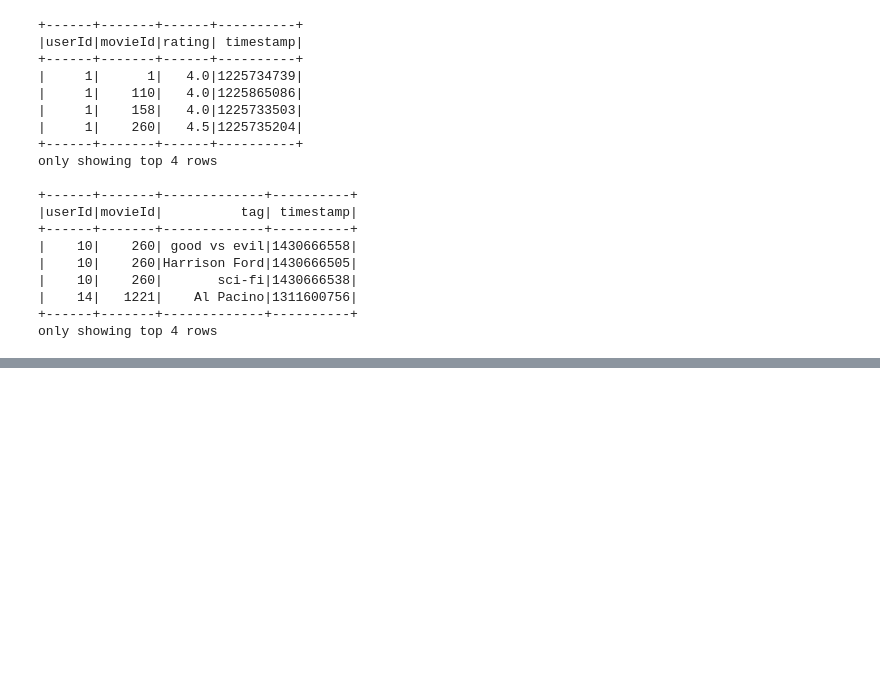
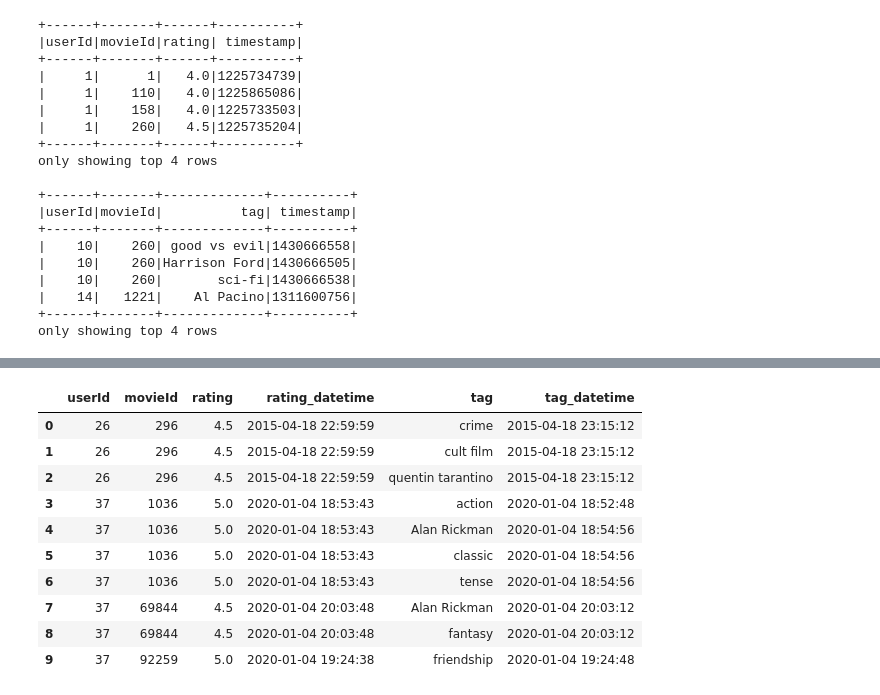
Before and after one commit to blahxblah/Spark_practice, a Jupyter notebook: 231209.ipynb, the cells around one changed output, grey strips where cells are left out. Saved outputs shown, nothing was run; the diff lists cells and outputs as text; code cells hidden in the pictures; blank space fills up the shorter version.

```diff
--- a/231209.ipynb
+++ b/231209.ipynb
@@ -109,0 +115,3 @@ psdf_tags = psdf_tags.drop('timestamp', axis=1)
+# %%
+psdf_user.head(10)
+# %% [output]
@@ -109,0 +120,11 @@ psdf_tags = psdf_tags.drop('timestamp', axis=1)
+|  | userId | movieId | rating | rating_datetime | tag | tag_datetime |
+| 0 | 26 | 296 | 4.5 | 2015-04-18 22:59:59 | crime | 2015-04-18 23:15:12 |
+| 1 | 26 | 296 | 4.5 | 2015-04-18 22:59:59 | cult film | 2015-04-18 23:15:12 |
+| 2 | 26 | 296 | 4.5 | 2015-04-18 22:59:59 | quentin tarantino | 2015-04-18 23:15:12 |
+| 3 | 37 | 1036 | 5.0 | 2020-01-04 18:53:43 | action | 2020-01-04 18:52:48 |
+| 4 | 37 | 1036 | 5.0 | 2020-01-04 18:53:43 | Alan Rickman | 2020-01-04 18:54:56 |
+| 5 | 37 | 1036 | 5.0 | 2020-01-04 18:53:43 | classic | 2020-01-04 18:54:56 |
+| 6 | 37 | 1036 | 5.0 | 2020-01-04 18:53:43 | tense | 2020-01-04 18:54:56 |
+| 7 | 37 | 69844 | 4.5 | 2020-01-04 20:03:48 | Alan Rickman | 2020-01-04 20:03:12 |
+| 8 | 37 | 69844 | 4.5 | 2020-01-04 20:03:48 | fantasy | 2020-01-04 20:03:12 |
+| 9 | 37 | 92259 | 5.0 | 2020-01-04 19:24:38 | friendship | 2020-01-04 19:24:48 |
```
Also changed, not shown: parts of 42 cells of this notebook.
